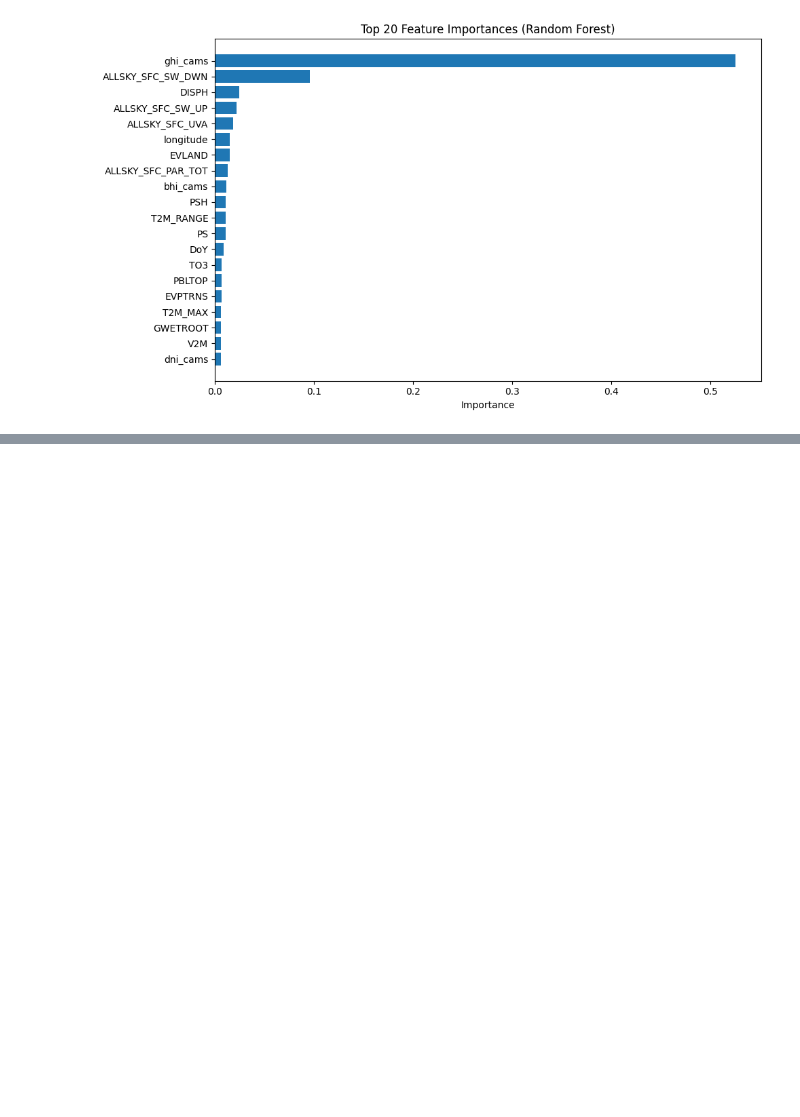
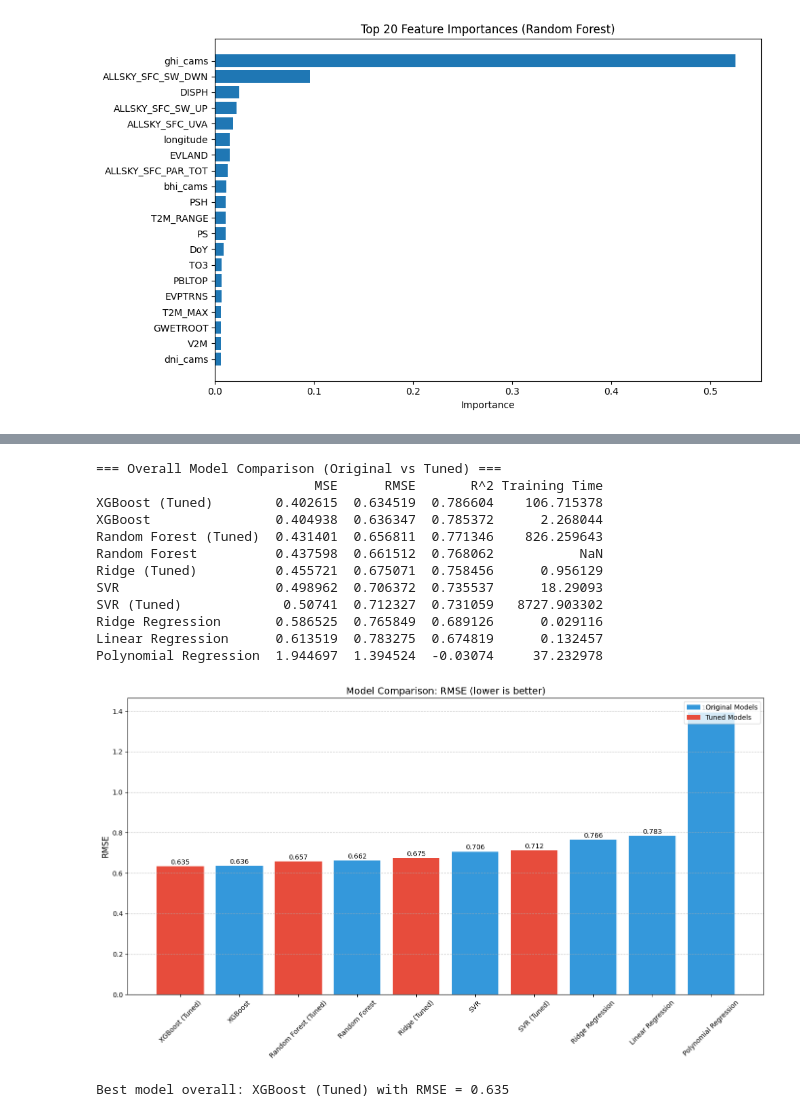
Before and after one commit to Marconi-Lab/SolarIrradiation, a Jupyter notebook: jupyter_notebooks/modeling_try_out_jm.ipynb, the cells around one changed output, grey strips where cells are left out. Drawn from its saved outputs; the diff is of its cells as text; code cells hidden in the pictures; blank space fills up the shorter version.

Commit message:
UPDATING MODELS

```diff
--- a/jupyter_notebooks/modeling_try_out_jm.ipynb
+++ b/jupyter_notebooks/modeling_try_out_jm.ipynb
@@ -226,0 +651,71 @@ plt.show()
+# %%
+
+
+# Combine original results with tuned results for comparison
+combined_results = {**model_results, **tuning_results}
+combined_df = pd.DataFrame(combined_results).T
+combined_df = combined_df[['MSE', 'RMSE', 'R^2', 'Training Time']]
+combined_df.sort_values('RMSE', inplace=True)
+
+print("\n=== Overall Model Comparison (Original vs Tuned) ===")
+print(combined_df)
+
+# Visualize combined results
+plt.figure(figsize=(14, 8))
+models = combined_df.index
+rmse_values = combined_df['RMSE']
+
+# Use different colors for original vs tuned models
+colors = ['#3498db' if 'Tuned' not in model and 'Degree' not in model
+          else '#e74c3c' for model in models]
+
+bar_plot = plt.bar(models, rmse_values, color=colors)
+plt.title('Model Comparison: RMSE (lower is better)', fontsize=14)
+plt.ylabel('RMSE', fontsize=12)
+plt.grid(axis='y', linestyle='--', alpha=0.7)
+plt.xticks(rotation=45)
+
+# Add values on top of bars
+for bar in bar_plot:
+    height = bar.get_height()
+    plt.text(bar.get_x() + bar.get_width()/2., height + 0.01,
+             f'{height:.3f}', ha='center', fontsize=10)
+
+# Add legend
+from matplotlib.patches import Patch
+legend_elements = [Patch(facecolor='#3498db', label='Original Models'),
+                   Patch(facecolor='#e74c3c', label='Tuned Models')]
+plt.legend(handles=legend_elements, loc='upper right')
+
+plt.tight_layout()
+plt.show()
+
+# Save the best model overall
+best_model_name = combined_df.index[0]
+print(f"\nBest model overall: {best_model_name} with RMSE = {combined_df['RMSE'].min():.3f}")
+
+if 'Random Forest (Tuned)' in tuning_results:
+    best_model = best_rf_model
+elif 'XGBoost (Tuned)' in tuning_results:
+    best_model = best_xgb_model
+else:
+    best_model = model  # Default to existing model
+
+# Update the predictions based on best model
+best_pred = best_model.predict(X)
+data_df['ghi_pred_tuned'] = best_pred
+# %% [output]
+=== Overall Model Comparison (Original vs Tuned) ===
+                            MSE      RMSE       R^2 Training Time
+XGBoost (Tuned)        0.402615  0.634519  0.786604    106.715378
+XGBoost                0.404938  0.636347  0.785372      2.268044
+Random Forest (Tuned)  0.431401  0.656811  0.771346    826.259643
+Random Forest          0.437598  0.661512  0.768062           NaN
+Ridge (Tuned)          0.455721  0.675071  0.758456      0.956129
+SVR                    0.498962  0.706372  0.735537      18.29093
+SVR (Tuned)             0.50741  0.712327  0.731059   8727.903302
+Ridge Regression       0.586525  0.765849  0.689126      0.029116
+Linear Regression      0.613519  0.783275  0.674819      0.132457
+Polynomial Regression  1.944697  1.394524  -0.03074     37.232978
+[figure, added]
+Best model overall: XGBoost (Tuned) with RMSE = 0.635
```
Also changed, not shown: parts of 6 cells of this notebook.
